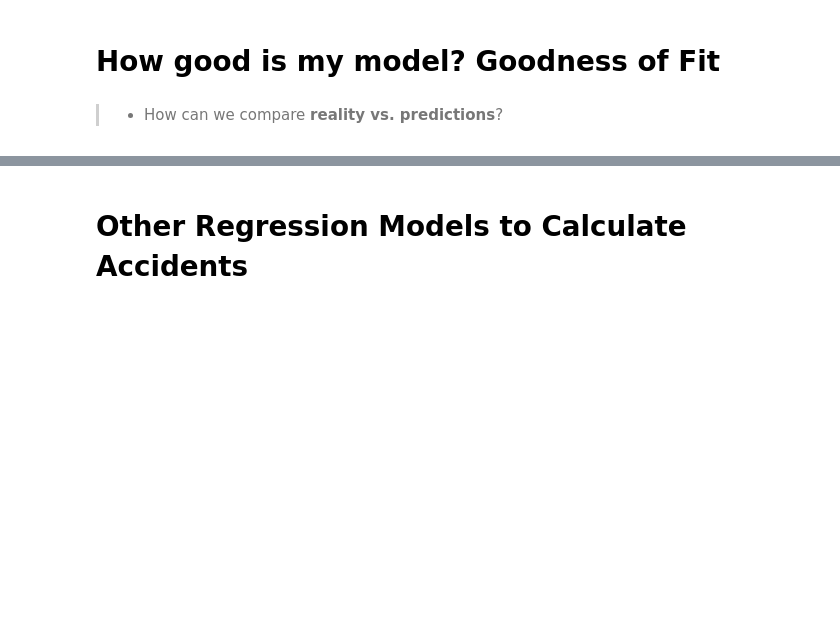
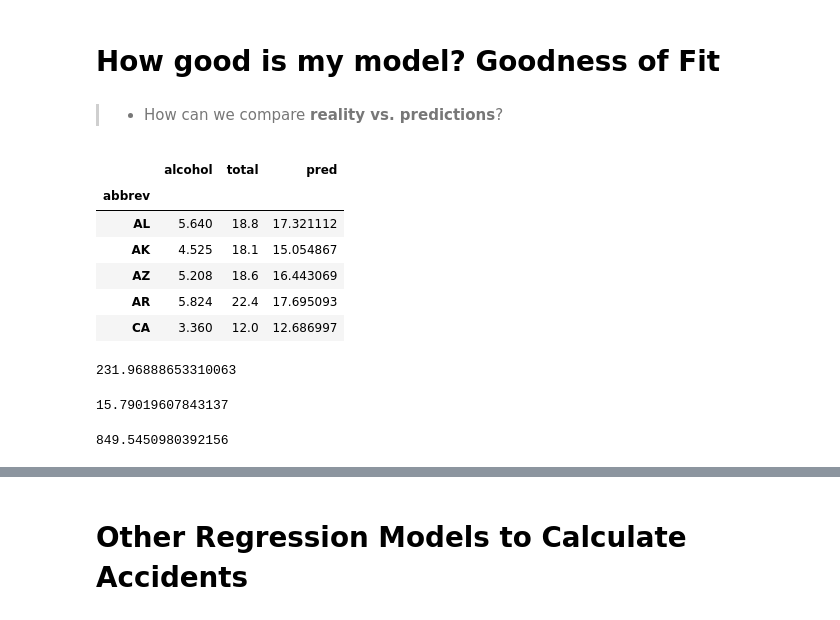
Before and after one commit to jesusmartinezprofesor/machine-learning-program, a Jupyter notebook: #03. Machine Learning & Linear Regression/03session.ipynb, the cells around one changed output, grey strips where cells are left out. Saved outputs shown, nothing was run; the diff lists cells and outputs as text; code cells hidden in the pictures; blank space fills up the shorter version.

```diff
--- a/#03. Machine Learning & Linear Regression/03session.ipynb
+++ b/#03. Machine Learning & Linear Regression/03session.ipynb
@@ -302,3 +298,17 @@ sns.lineplot(x='alcohol', y=pred, data=df, color='red')
 # How good is my model? **Goodness of Fit**
 # %% [markdown]
 > - How can we compare **reality vs. predictions**?
+# %%
+dfsel = df[['alcohol', 'total']].copy()
+# %%
+dfsel['pred'] = model.predict(dfsel[['alcohol']])
+# %%
+dfsel.head()
+# %% [output]
+|  | alcohol | total | pred |
+| abbrev |  |  |  |
+| AL | 5.640 | 18.8 | 17.321112 |
+| AK | 4.525 | 18.1 | 15.054867 |
+| AZ | 5.208 | 18.6 | 16.443069 |
+| AR | 5.824 | 22.4 | 17.695093 |
+| CA | 3.360 | 12.0 | 12.686997 |
@@ -304,0 +317,8 @@ sns.lineplot(x='alcohol', y=pred, data=df, color='red')
+# %%
+rss
+# %% [output]
+231.96888653310063
+# %%
+dfsel.total.mean()
+# %% [output]
+15.79019607843137
@@ -304,0 +327,4 @@ sns.lineplot(x='alcohol', y=pred, data=df, color='red')
+# %%
+tss
+# %% [output]
+849.5450980392156
```
Also changed, not shown: parts of 12 cells of this notebook, 7 other files.
